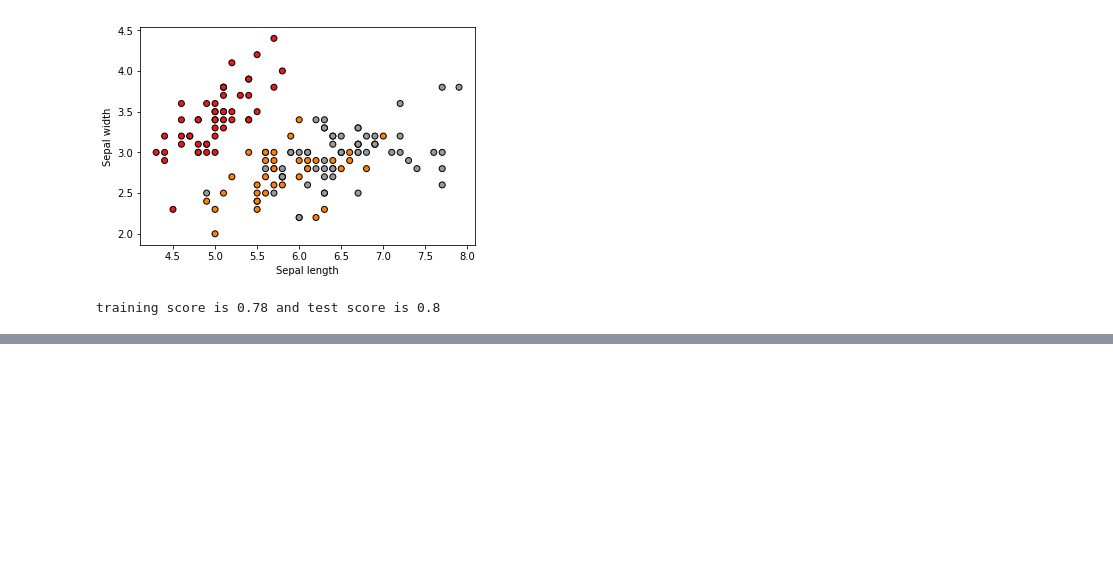
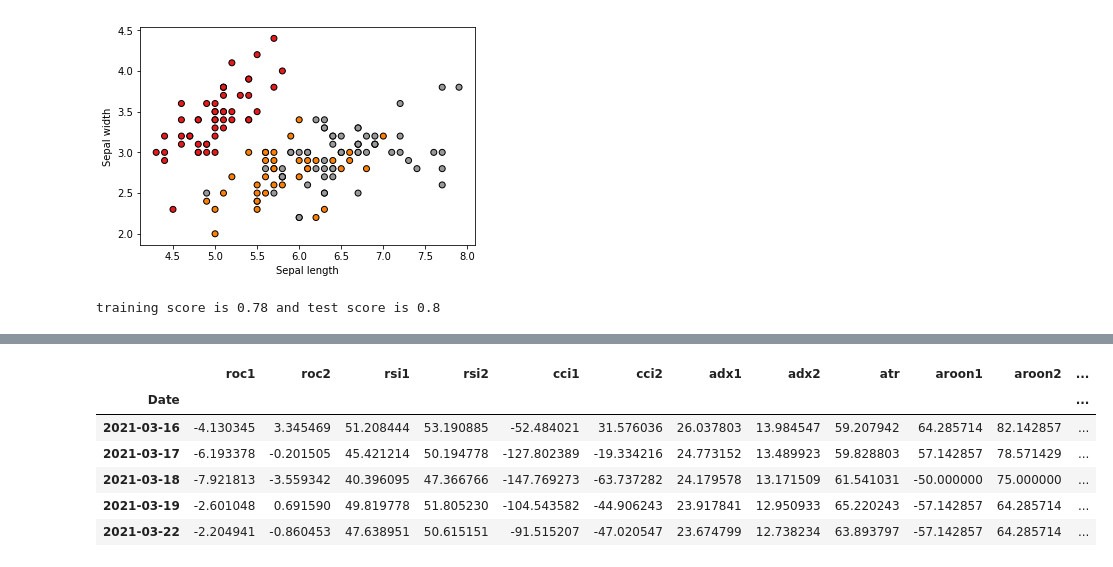
Before and after one commit to prodipta/ml-finance, a Jupyter notebook: random_forest/random_forest.ipynb, the cells around one changed output, grey strips where cells are left out. Cells and saved outputs as stored; diff of their text form; code cells hidden in the pictures; blank space fills up the shorter version.

```diff
--- a/random_forest/random_forest.ipynb
+++ b/random_forest/random_forest.ipynb
@@ -84,0 +122,10 @@ training score is 0.78 and test score is 0.8
+# %%
+# first we get some data
+import numpy as np
+import pandas as pd
+
+df = pd.read_csv('data/data.csv')
+df = df.set_index('Date')
+df.index = pd.to_datetime(df.index)
+
+df.tail()
@@ -84,0 +140,33 @@ training score is 0.78 and test score is 0.8
+# %%
+# now let's generate the features. We will use TA-lib - a C library for technical indicators
+# to generate features for out data
+
+import talib as ta
+
+features = {}
+features['roc1'] = ta.ROC(df.close, timeperiod=5)
+features['roc2'] = ta.ROC(df.close, timeperiod=20)
+features['rsi1'] = ta.RSI(df.close, timeperiod=14)
+features['rsi2'] = ta.RSI(df.close, timeperiod=28)
+features['cci1'] = ta.CCI(df.high, df.low, df.close, timeperiod=14)
+features['cci2'] = ta.CCI(df.high, df.low, df.close, timeperiod=28)
+features['adx1'] = ta.ADX(df.high, df.low, df.close, timeperiod=14)
+features['adx2'] = ta.ADX(df.high, df.low, df.close, timeperiod=28)
+features['atr'] = ta.ATR(df.high, df.low, df.close, timeperiod=14)
+features['aroon1'] = ta.AROONOSC(df.high, df.low, timeperiod=14)
+features['aroon2'] = ta.AROONOSC(df.high, df.low, timeperiod=28)
+features['bop'] = ta.BOP(df.open, df.high, df.low, df.close)
+features['cmo'] = ta.CMO(df.close, timeperiod=14)
+
+features = pd.DataFrame(features, index=df.index)
+n_features = len(features.columns)
+
+features.tail()
+# %% [output]
+|  | roc1 | roc2 | rsi1 | rsi2 | cci1 | cci2 | adx1 | adx2 | atr | aroon1 | aroon2 | ... |
+| Date |  |  |  |  |  |  |  |  |  |  |  | ... |
+| 2021-03-16 | -4.130345 | 3.345469 | 51.208444 | 53.190885 | -52.484021 | 31.576036 | 26.037803 | 13.984547 | 59.207942 | 64.285714 | 82.142857 | ... |
+| 2021-03-17 | -6.193378 | -0.201505 | 45.421214 | 50.194778 | -127.802389 | -19.334216 | 24.773152 | 13.489923 | 59.828803 | 57.142857 | 78.571429 | ... |
+| 2021-03-18 | -7.921813 | -3.559342 | 40.396095 | 47.366766 | -147.769273 | -63.737282 | 24.179578 | 13.171509 | 61.541031 | -50.000000 | 75.000000 | ... |
+| 2021-03-19 | -2.601048 | 0.691590 | 49.819778 | 51.805230 | -104.543582 | -44.906243 | 23.917841 | 12.950933 | 65.220243 | -57.142857 | 64.285714 | ... |
+| 2021-03-22 | -2.204941 | -0.860453 | 47.638951 | 50.615151 | -91.515207 | -47.020547 | 23.674799 | 12.738234 | 63.893797 | -57.142857 | 64.285714 | ... |
```
Also changed, not shown: parts of 8 cells of this notebook, 1 other file.
